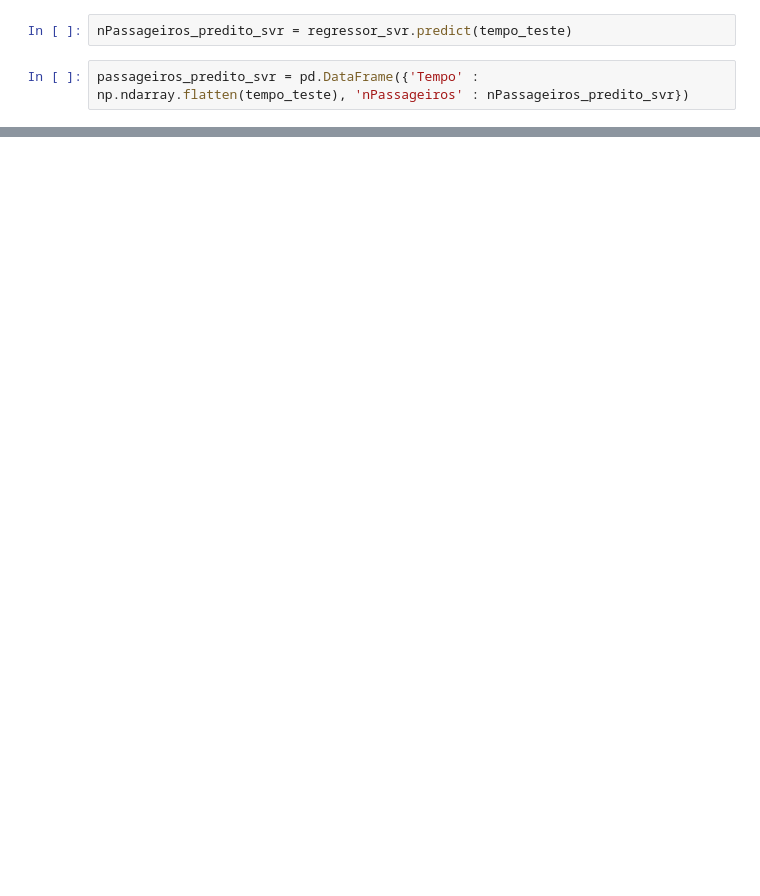
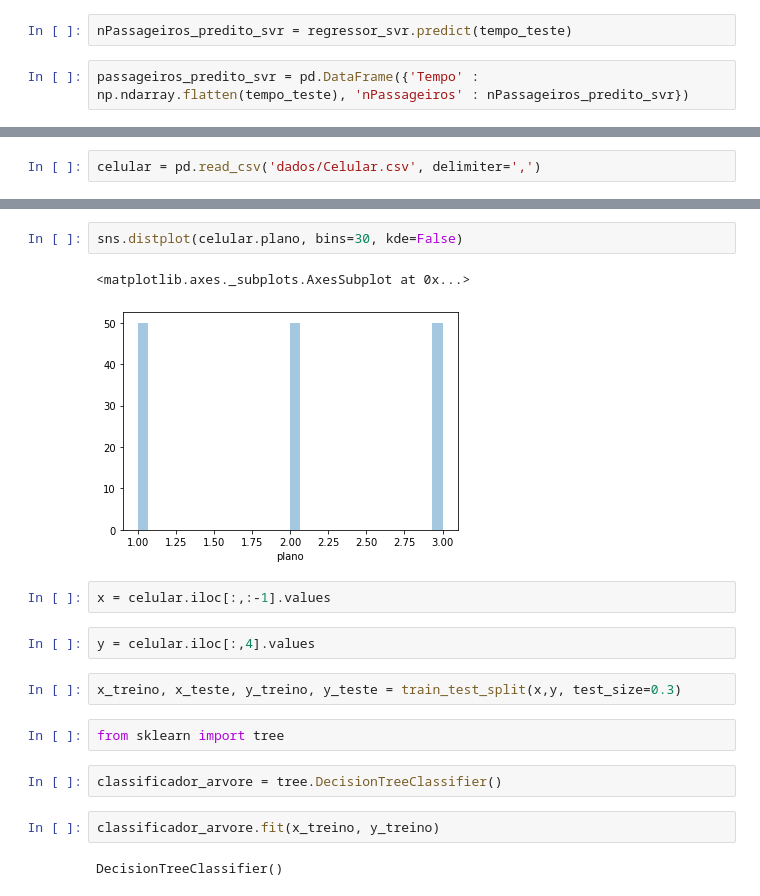
Before and after one commit to joutav/Curso-Sckiti-Learn, a Jupyter notebook: Sckiti-Learn.ipynb, the cells around one changed output, grey strips where cells are left out. Drawn from its saved outputs; the diff is of its cells as text; blank space fills up the shorter version.

```diff
--- a/Sckiti-Learn.ipynb
+++ b/Sckiti-Learn.ipynb
@@ -81,0 +95,2 @@ r2_score(nPassageiros_teste, nPassageiros_predito)
+# %%
+celular = pd.read_csv('dados/Celular.csv', delimiter=',')
@@ -81,0 +106,19 @@ r2_score(nPassageiros_teste, nPassageiros_predito)
+# %%
+sns.distplot(celular.plano, bins=30, kde=False)
+# %% [output]
+<matplotlib.axes._subplots.AxesSubplot at 0x...>
+[figure, added]
+# %%
+x = celular.iloc[:,:-1].values
+# %%
+y = celular.iloc[:,4].values
+# %%
+x_treino, x_teste, y_treino, y_teste = train_test_split(x,y, test_size=0.3)
+# %%
+from sklearn import tree
+# %%
+classificador_arvore = tree.DecisionTreeClassifier()
+# %%
+classificador_arvore.fit(x_treino, y_treino)
+# %% [output]
+DecisionTreeClassifier()
```
Also changed, not shown: parts of 36 cells of this notebook.
